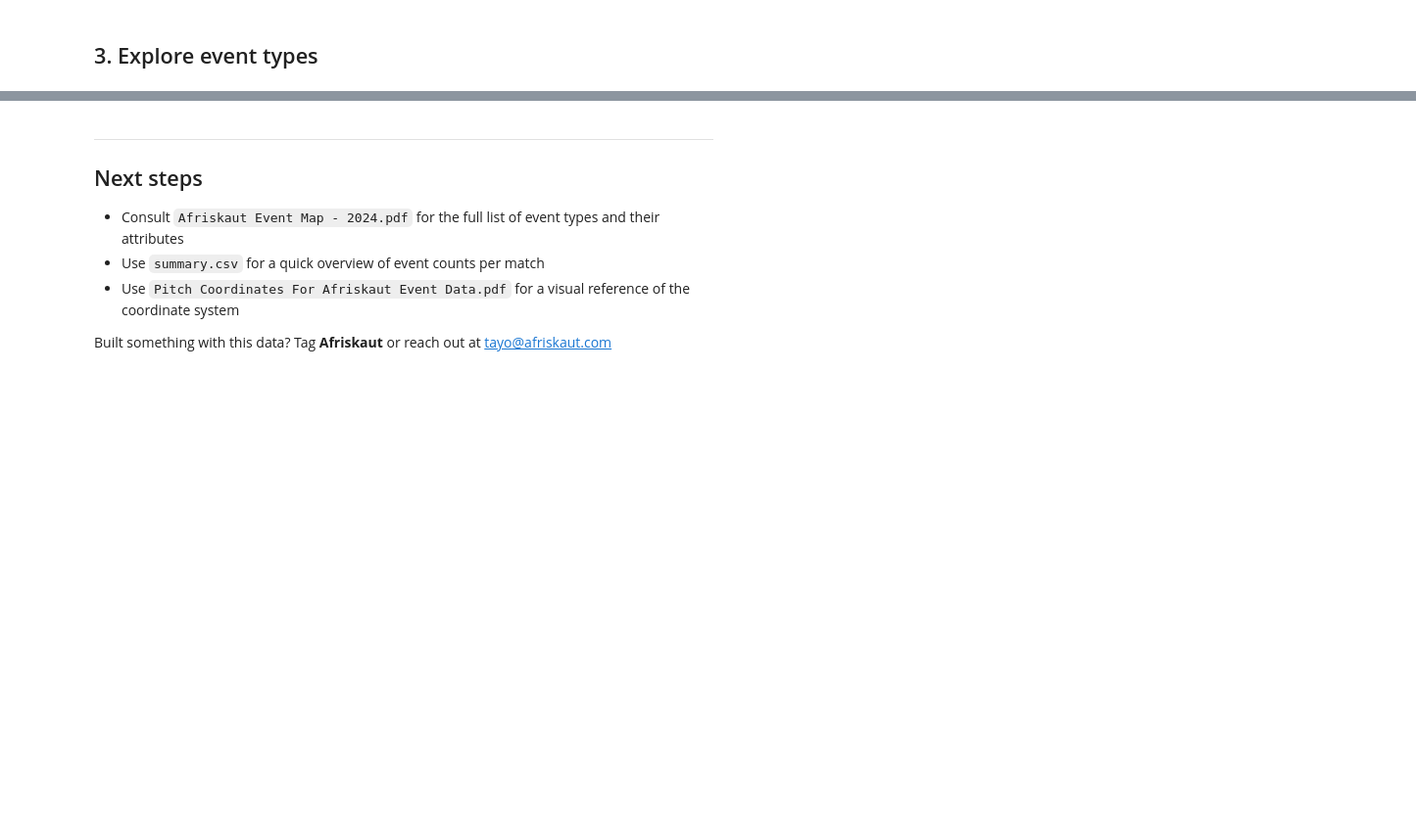
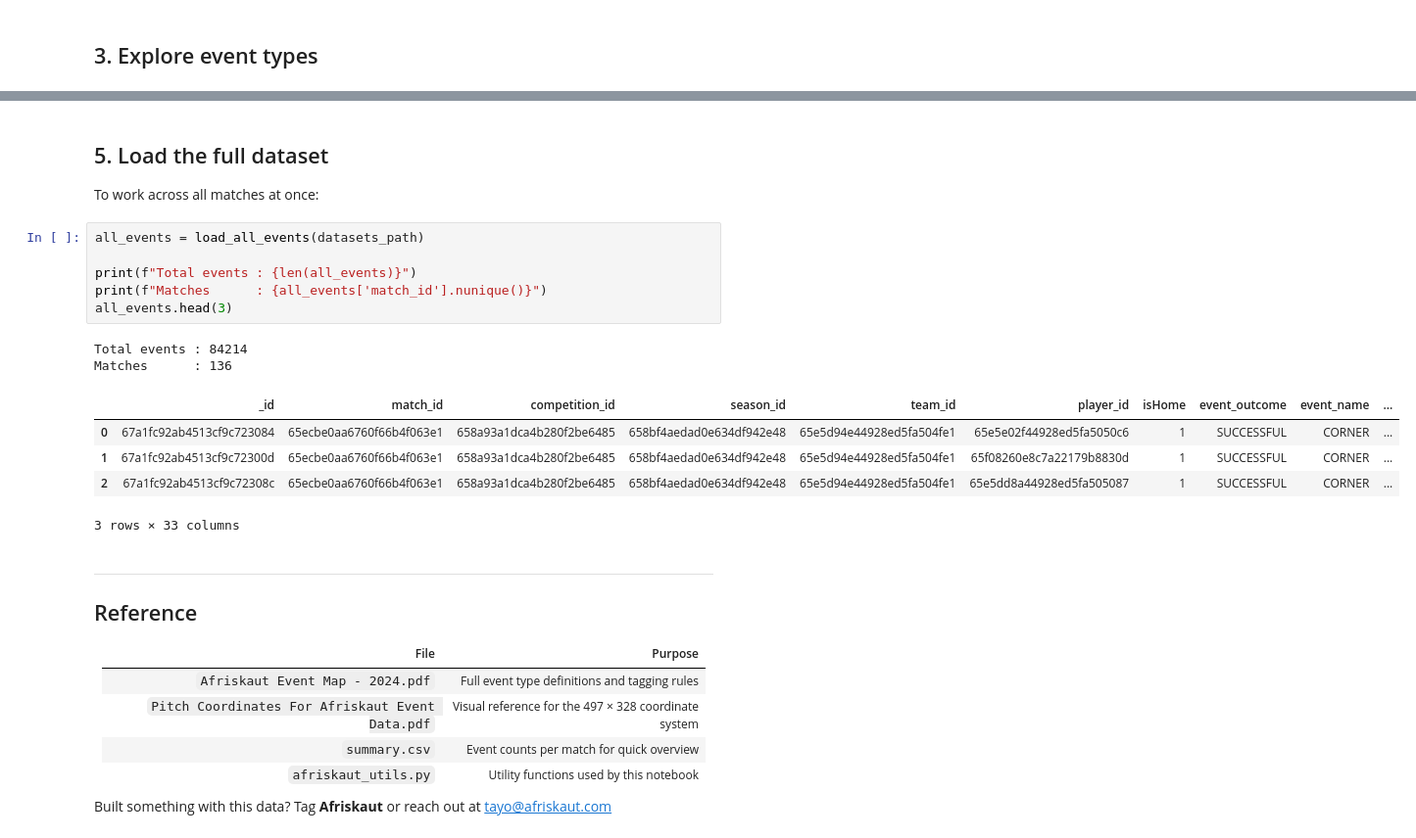
Before and after one commit to Afriskaut/dynasty-scouting-league-2024-open-data, a Jupyter notebook: getting_started.ipynb, the cells around one changed output, grey strips where cells are left out. Shown at 98% size. Saved outputs shown, nothing was run; the diff lists cells and outputs as text; blank space fills up the shorter version.

```diff
--- a/getting_started.ipynb
+++ b/getting_started.ipynb
@@ -400,10 +111,31 @@ Matches loaded: 136
+# %% [markdown]
+## 5. Load the full dataset
+
+To work across all matches at once:
+# %%
+all_events = load_all_events(datasets_path)
+
+print(f"Total events : {len(all_events)}")
+print(f"Matches      : {all_events['match_id'].nunique()}")
+all_events.head(3)
+# %% [output]
+Total events : 84214
+Matches      : 136
+|  | _id | match_id | competition_id | season_id | team_id | player_id | isHome | event_outcome | event_name | ... |
+| 0 | 67a1fc92ab4513cf9c723084 | 65ecbe0aa6760f66b4f063e1 | 658a93a1dca4b280f2be6485 | 658bf4aedad0e634df942e48 | 65e5d94e44928ed5fa504fe1 | 65e5e02f44928ed5fa5050c6 | 1 | SUCCESSFUL | CORNER | ... |
+| 1 | 67a1fc92ab4513cf9c72300d | 65ecbe0aa6760f66b4f063e1 | 658a93a1dca4b280f2be6485 | 658bf4aedad0e634df942e48 | 65e5d94e44928ed5fa504fe1 | 65f08260e8c7a22179b8830d | 1 | SUCCESSFUL | CORNER | ... |
+| 2 | 67a1fc92ab4513cf9c72308c | 65ecbe0aa6760f66b4f063e1 | 658a93a1dca4b280f2be6485 | 658bf4aedad0e634df942e48 | 65e5d94e44928ed5fa504fe1 | 65e5dd8a44928ed5fa505087 | 1 | SUCCESSFUL | CORNER | ... |
+3 rows × 33 columns
 # %% [markdown]
 ---
 
-## Next steps
+## Reference
 
-- Consult `Afriskaut Event Map - 2024.pdf` for the full list of event types and their attributes
-- Use `summary.csv` for a quick overview of event counts per match
-- Use `Pitch Coordinates For Afriskaut Event Data.pdf` for a visual reference of the coordinate system
+| File | Purpose |
+|------|---------|
+| `Afriskaut Event Map - 2024.pdf` | Full event type definitions and tagging rules |
+| `Pitch Coordinates For Afriskaut Event Data.pdf` | Visual reference for the 497 × 328 coordinate system |
+| `summary.csv` | Event counts per match for quick overview |
+| `afriskaut_utils.py` | Utility functions used by this notebook |
 
 Built something with this data? Tag **Afriskaut** or reach out at [tayo@afriskaut.com](mailto:tayo@afriskaut.com)
```
Also changed, not shown: parts of 16 cells of this notebook.
